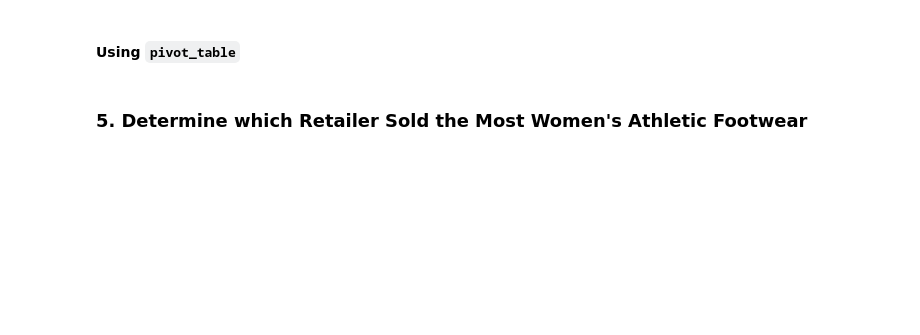
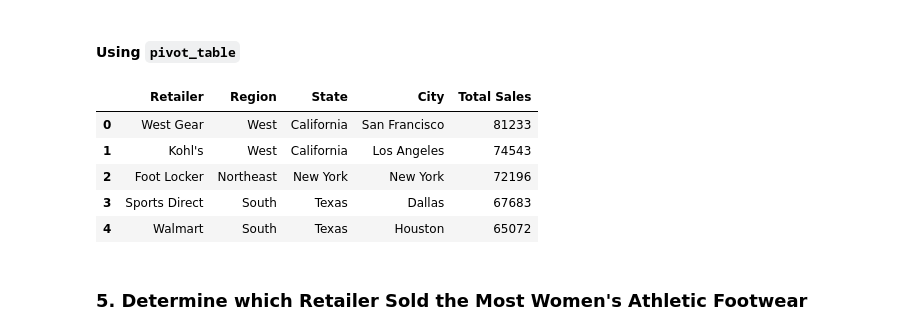
Before and after one commit to jbgraham073/athletic_sales_analysis, a Jupyter notebook: athletic_sales_analysis_starter_code.ipynb, the cells around one changed output. Saved outputs shown, nothing was run; the diff lists cells and outputs as text; code cells hidden in the pictures; blank space fills up the shorter version.

```diff
--- a/athletic_sales_analysis_starter_code.ipynb
+++ b/athletic_sales_analysis_starter_code.ipynb
@@ -212,12 +259,24 @@ grouped_sales.head(5)
 #### Using `pivot_table`
 # %%
 # Show the total sales for the products sold for each retailer, region, state, and city.
+retailer_pivot = combined_sales.pivot_table(index=['retailer', 'region', 'state', 'city'], values='units_sold', aggfunc='sum').reset_index()
 
 
 # Optional: Rename the "total_sales" column to "Total Sales"
-
+retailer_pivot = retailer_pivot.rename(columns={'units_sold': 'Total Sales'})
+retailer_pivot = retailer_pivot.rename(columns={'retailer': 'Retailer', 'region': 'Region', 'state': 'State', 'city': 'City'})
 
 # Show the top 5 results.
+retailer_pivot.sort_values(by='Total Sales', ascending=False, inplace=True)
+retailer_pivot.reset_index(drop=True, inplace=True)
+retailer_pivot.head(5)
+# %% [output]
+|  | Retailer | Region | State | City | Total Sales |
+| 0 | West Gear | West | California | San Francisco | 81233 |
+| 1 | Kohl's | West | California | Los Angeles | 74543 |
+| 2 | Foot Locker | Northeast | New York | New York | 72196 |
+| 3 | Sports Direct | South | Texas | Dallas | 67683 |
+| 4 | Walmart | South | Texas | Houston | 65072 |
 # %% [markdown]
 ### 5. Determine which Retailer Sold the Most Women's Athletic Footwear
 # %%
```
Also changed, not shown: parts of 13 cells of this notebook.
